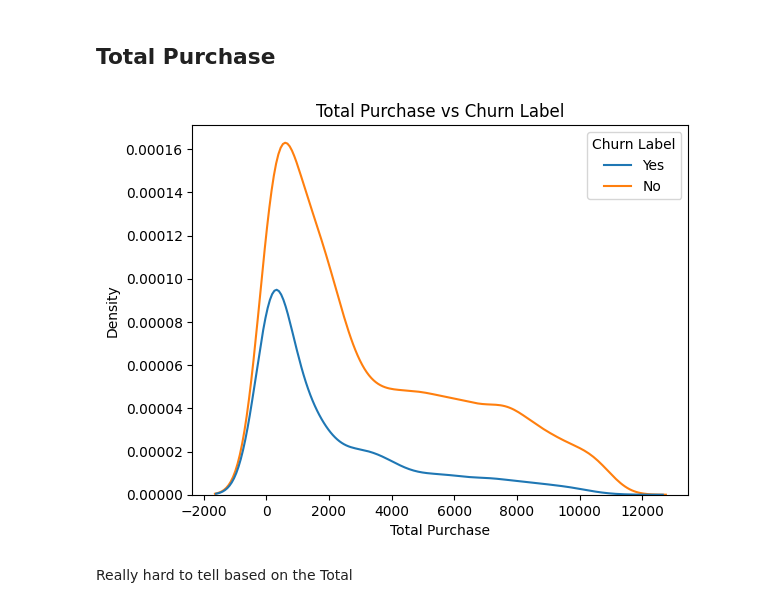
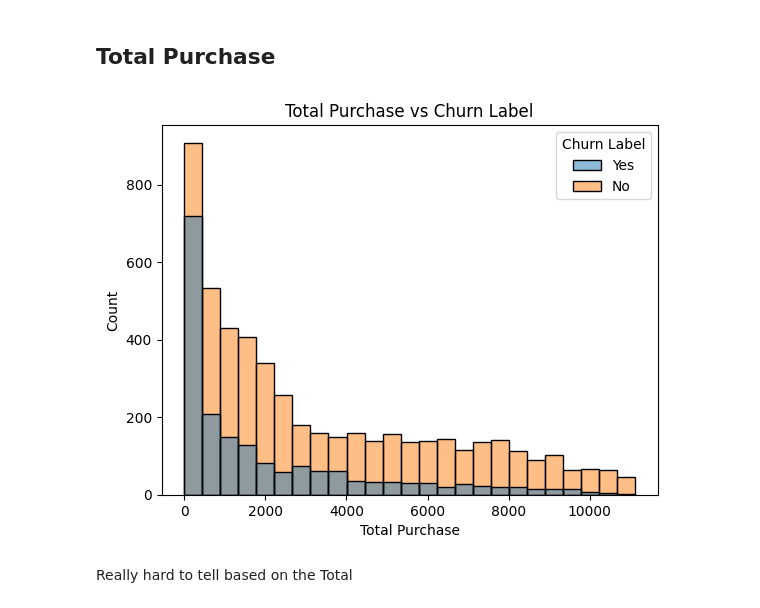
Before and after one commit to marcellinus-witarsah/data-challenge-dsw-2023, a Jupyter notebook: notebooks/03_churn_model.ipynb, the cells around one changed output. Drawn from its saved outputs; the diff is of its cells as text; code cells hidden in the pictures.

```diff
--- a/notebooks/03_churn_model.ipynb
+++ b/notebooks/03_churn_model.ipynb
@@ -294,11 +298,11 @@ plt.show()
 # %% [markdown]
 ## Total Purchase
 # %%
-sns.kdeplot(data=df, x="Total Purchase", hue="Churn Label")
+sns.histplot(data=df, x="Total Purchase", hue="Churn Label")
 plt.title("Total Purchase vs Churn Label")
 plt.show()
 # %% [output]
-[figure, old version]
+[figure, new version]
 # %% [markdown]
 Really hard to tell based on the Total
 # %%
```
Also changed, not shown: parts of 39 cells of this notebook, 4 other files.
